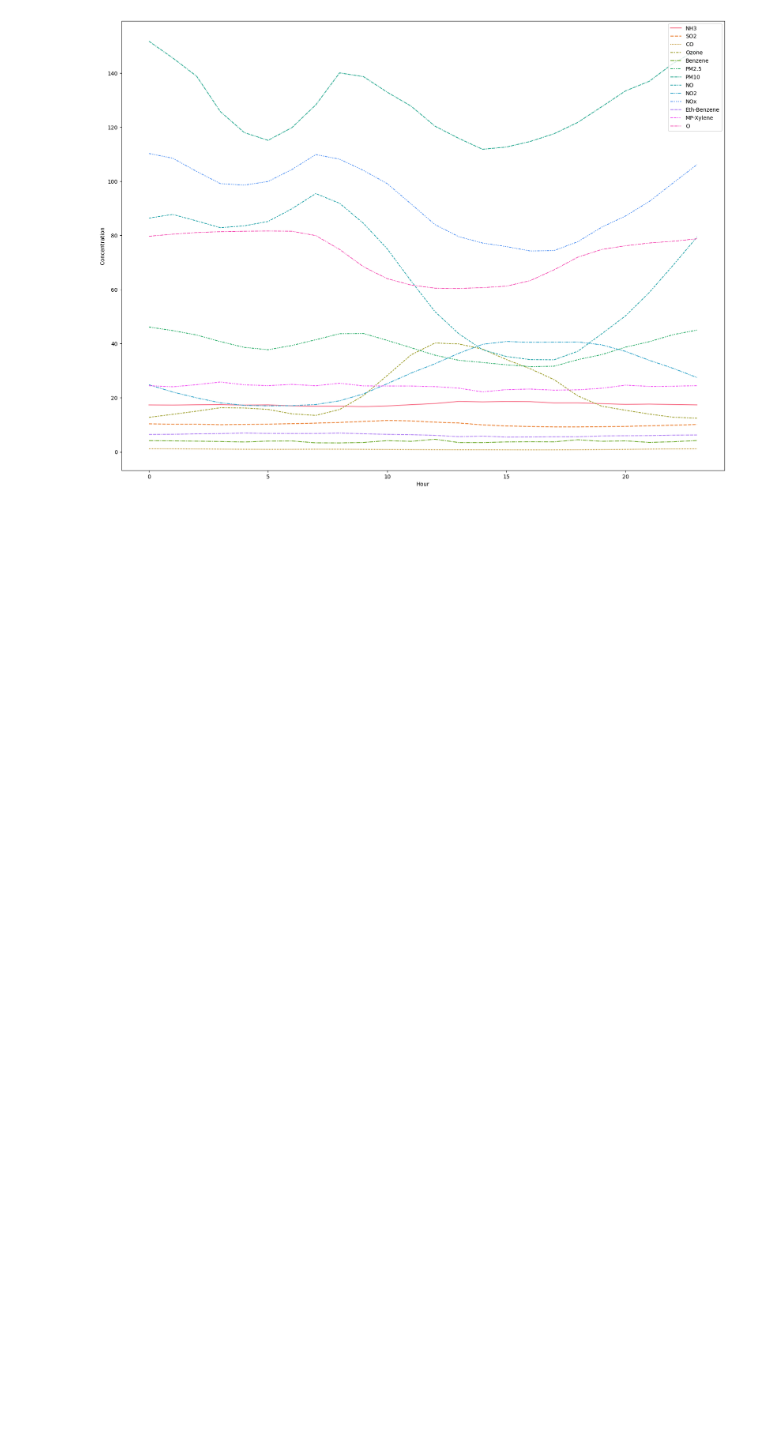
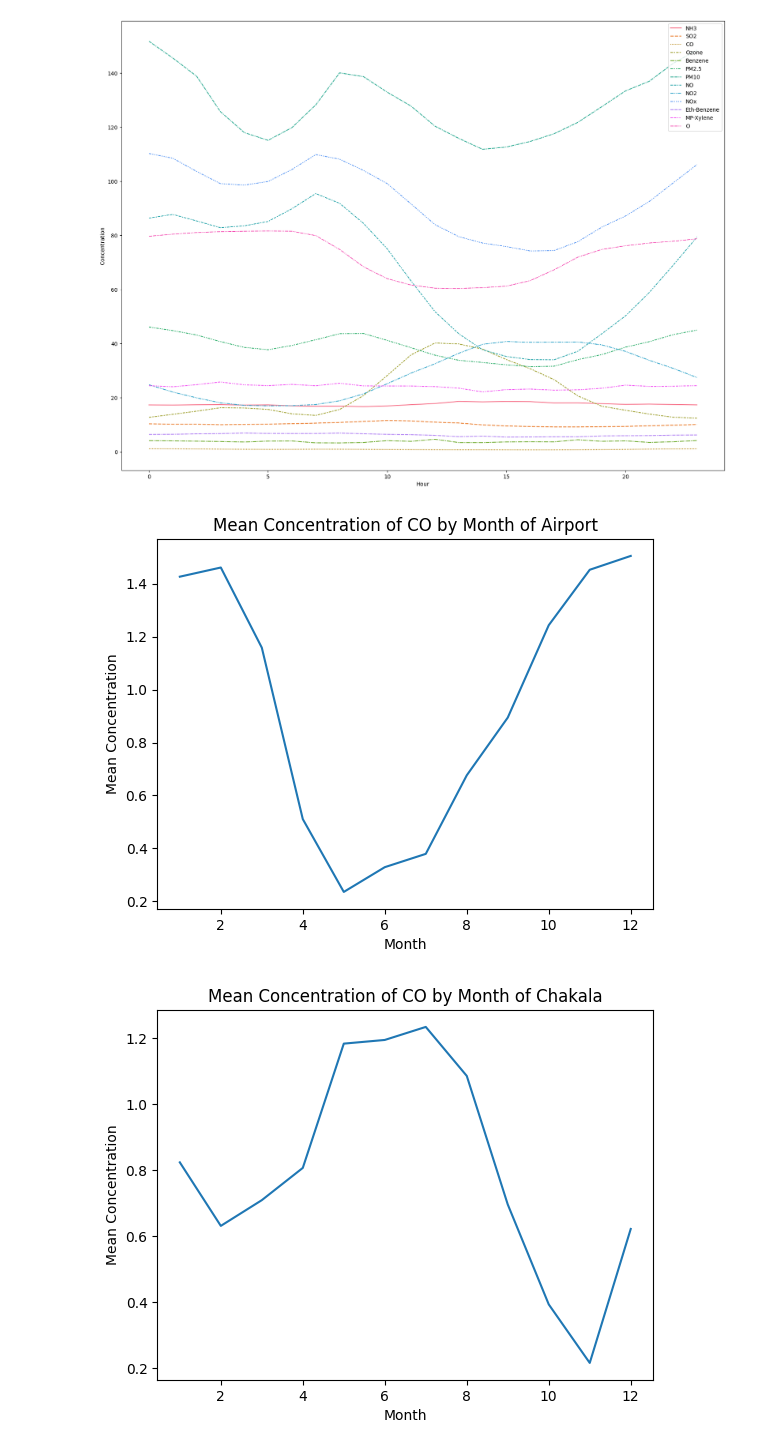
Before and after one commit to 0-shubham-0/Air_Toxicity_Prediction, a Jupyter notebook: notebooks/EDA/new.ipynb, the cells around one changed output. Saved outputs shown, nothing was run; the diff lists cells and outputs as text; code cells hidden in the pictures; blank space fills up the shorter version.

```diff
--- a/notebooks/EDA/new.ipynb
+++ b/notebooks/EDA/new.ipynb
@@ -5,15 +5,29 @@ import seaborn as sns
 # %%
 # Load the data into a pandas DataFrame
 df = pd.read_csv('../../data/processed/airport_cleaned.csv')
+df1= pd.read_csv('../../data/processed/chakala_cleaned.csv')
+df2= pd.read_csv('../../data/processed/kurla_cleaned.csv')
 # %%
 # Convert the 'Date' column to a datetime object
-df['Date'] = pd.to_datetime(df['From Date'])
+df['From Date'] = pd.to_datetime(df['From Date'])
+df1['From Date'] = pd.to_datetime(df['From Date'])
+df2['From Date'] = pd.to_datetime(df['From Date'])
 # %%
 
 # Extract the month, season, and hour from the 'Date' column
-df['Month'] = df['Date'].dt.month
+df['Month'] = df['From Date'].dt.month
 df['Season'] = (df['Month'] % 12 + 3) // 3
 df['Hour'] = df['HOUR']
+
+# Extract the month, season, and hour from the 'Date' column
+df1['Month'] = df1['From Date'].dt.month
+df1['Season'] = (df1['Month'] % 12 + 3) // 3
+df1['Hour'] = df1['HOUR']
+
+# Extract the month, season, and hour from the 'Date' column
+df2['Month'] = df2['From Date'].dt.month
+df2['Season'] = (df2['Month'] % 12 + 3) // 3
+df2['Hour'] = df2['HOUR']
 # %%
 # Group the data by month, season, and hour and calculate the mean concentration of each pollutant
 grouped_month = df.groupby('Month').mean()
@@ -44,3 +66,45 @@ plt.ylabel('Concentration')
 plt.show()
 # %% [output]
 [figure]
+# %%
+# Select a single pollutant
+pollutant = 'CO'
+
+# Extract the month and concentration for the selected pollutant
+df_pollutant = df.loc[:, ['From Date', pollutant]]
+df_pollutant['month'] = df_pollutant['From Date'].dt.month
+# Extract the month and concentration for the selected pollutant
+df_pollutant1 = df1.loc[:, ['From Date', pollutant]]
+df_pollutant1['month'] = df_pollutant1['From Date'].dt.month
+# Extract the month and concentration for the selected pollutant
+df_pollutant2 = df2.loc[:, ['From Date', pollutant]]
+df_pollutant2['month'] = df_pollutant2['From Date'].dt.month
+
+# Calculate the mean concentration by month
+monthly_mean = df_pollutant.groupby('month')[pollutant].mean()
+# Calculate the mean concentration by month
+monthly_mean1 = df_pollutant1.groupby('month')[pollutant].mean()
+# Calculate the mean concentration by month
+monthly_mean2 = df_pollutant2.groupby('month')[pollutant].mean()
+
+# Plot the mean concentration by month
+plt.plot(monthly_mean)
+plt.xlabel('Month')
+plt.ylabel('Mean Concentration')
+plt.title('Mean Concentration of {} by Month of Airport'.format(pollutant))
+plt.show()
+# Plot the mean concentration by month
+plt.plot(monthly_mean1)
+plt.xlabel('Month')
+plt.ylabel('Mean Concentration')
+plt.title('Mean Concentration of {} by Month of Chakala'.format(pollutant))
+plt.show()
+# Plot the mean concentration by month
+plt.plot(monthly_mean2)
+plt.xlabel('Month')
+plt.ylabel('Mean Concentration')
+plt.title('Mean Concentration of {} by Month of Kurla'.format(pollutant))
+plt.show()
+# %% [output]
+[figure, added]
+[figure, added]
```
Also changed, not shown: parts of 3 cells of this notebook, 9 other files.
